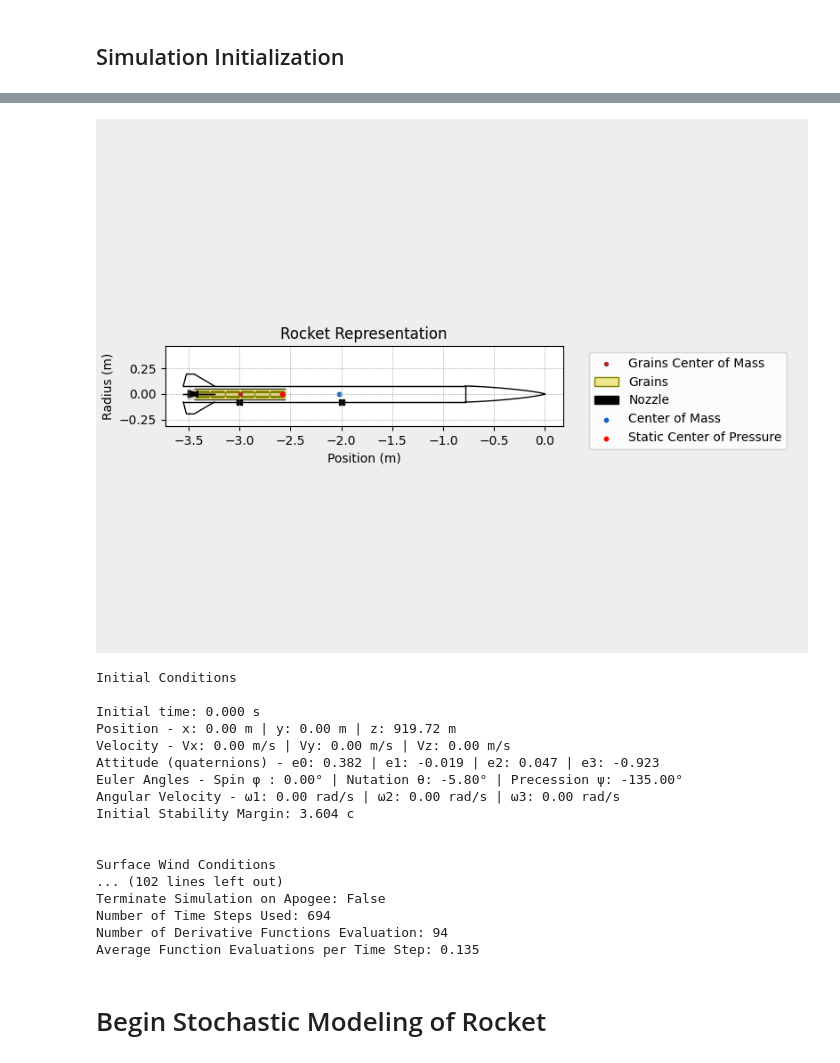
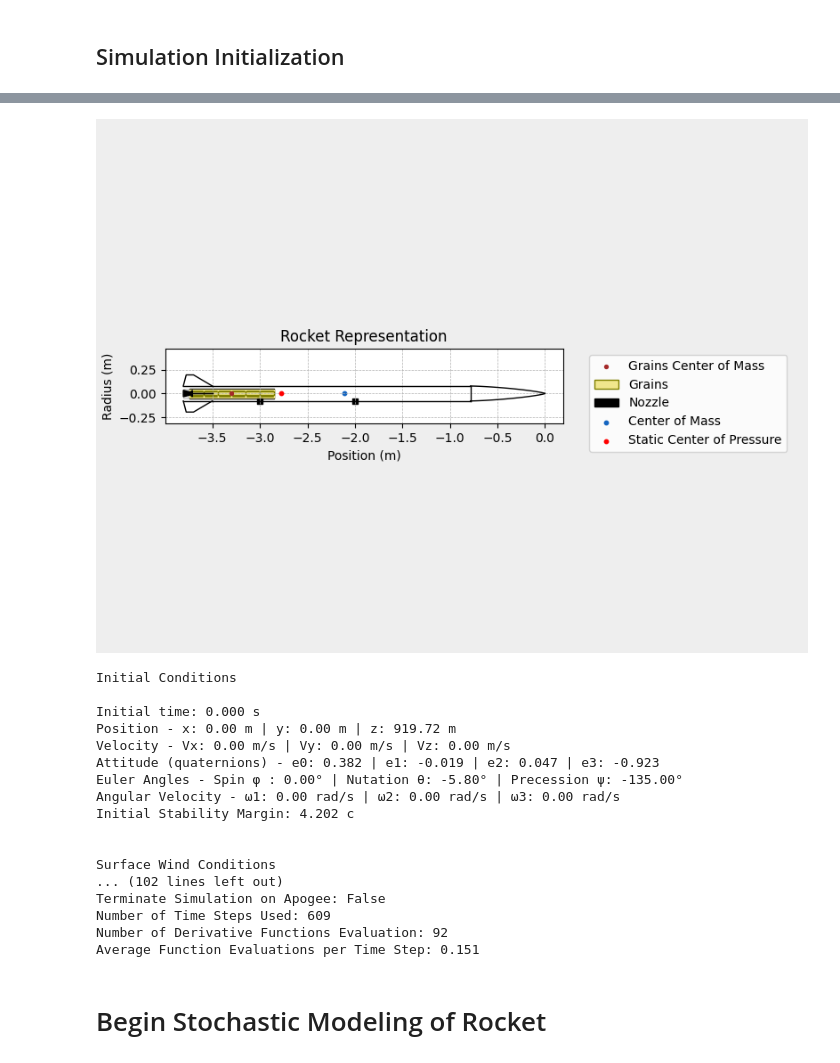
Before and after one commit to GoldenFlashesRocketry/ARES_RocketPy, a Jupyter notebook: Valkyrie_Sim.ipynb, the cells around one changed output, grey strips where cells are left out. Cells and saved outputs as stored; diff of their text form; code cells hidden in the pictures.

Commit message:
Changing coordinate reference

```diff
--- a/Valkyrie_Sim.ipynb
+++ b/Valkyrie_Sim.ipynb
@@ -77,44 +77,44 @@ K2FullMotor = SolidMotor(
 Valkyrie = Rocket(
     radius = 0.157/2,
     mass = 24.76,
-    inertia = (0.1, 16.82, 16.82),
+    inertia = (0.1, 16.81, 16.81),
     power_off_drag="Raw Data/Valkyrie/SolidWorks_Power Off Drag Curve.csv",
     power_on_drag="Raw Data/Valkyrie/SolidWorks_Power Off Drag Curve.csv",
-    center_of_mass_without_motor=-1.58,
-    coordinate_system_orientation="tail_to_nose",
+    center_of_mass_without_motor=2.08,
+    coordinate_system_orientation="nose_to_tail",
 )
-Valkyrie.add_motor(K2FullMotor, position =-3.5052)
+Valkyrie.add_motor(K2FullMotor, position =3.806)
 
 rail_buttons = Valkyrie.set_rail_buttons(
-    upper_button_position=-2,
-    lower_button_position = -3,
+    upper_button_position=3,
+    lower_button_position = 2,
     angular_position=0,
 )
 
 fin_set = Valkyrie.add_trapezoidal_fins(
     n=4,
     root_chord=0.305,
     tip_chord = 0.0767,
     span = 0.117,
-    position = -3.247,
+    position = 3.501,
     cant_angle = 0,
     sweep_angle = 59.44,
 )
 
 nose_cone = Valkyrie.add_nose(
     length = 0.784, kind="von karman", position = 0
 )
 
 Drogue = Valkyrie.add_parachute(
     "Drogue", cd_s=1.00584, trigger="apogee", sampling_rate=100, lag=0
 )
 
 Main = Valkyrie.add_parachute(
     "Main", cd_s=2.34696, trigger=304.8, sampling_rate=100, lag=0
 )
 Valkyrie.draw()
 # %% [output]
-[figure, old version]
+[figure, new version]
 # %%
 # Nominal Flight Simulation
 test_flight = Flight(
@@ -129,15 +129,15 @@ Velocity - Vx: 0.00 m/s | Vy: 0.00 m/s | Vz: 0.00 m/s
 Attitude (quaternions) - e0: 0.382 | e1: -0.019 | e2: 0.047 | e3: -0.923
 Euler Angles - Spin φ : 0.00° | Nutation θ: -5.80° | Precession ψ: -135.00°
 Angular Velocity - ω1: 0.00 rad/s | ω2: 0.00 rad/s | ω3: 0.00 rad/s
-Initial Stability Margin: 3.604 c
+Initial Stability Margin: 4.202 c
 
 
 Surface Wind Conditions
 ... (102 lines left out)
 Terminate Simulation on Apogee: False
-Number of Time Steps Used: 694
-Number of Derivative Functions Evaluation: 94
-Average Function Evaluations per Time Step: 0.135
+Number of Time Steps Used: 609
+Number of Derivative Functions Evaluation: 92
+Average Function Evaluations per Time Step: 0.151
 # %% [markdown]
 # Begin Stochastic Modeling of Rocket
 # %%
```
Also changed, not shown: parts of 4 cells of this notebook, 2 other files.
